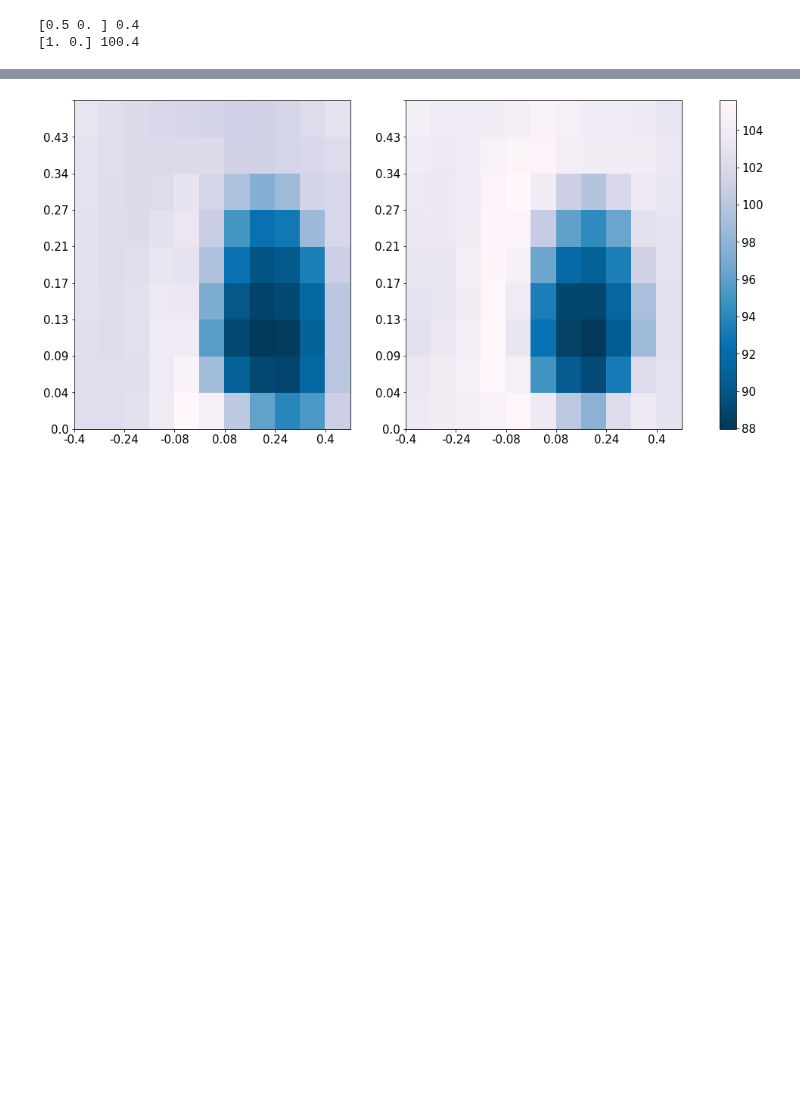
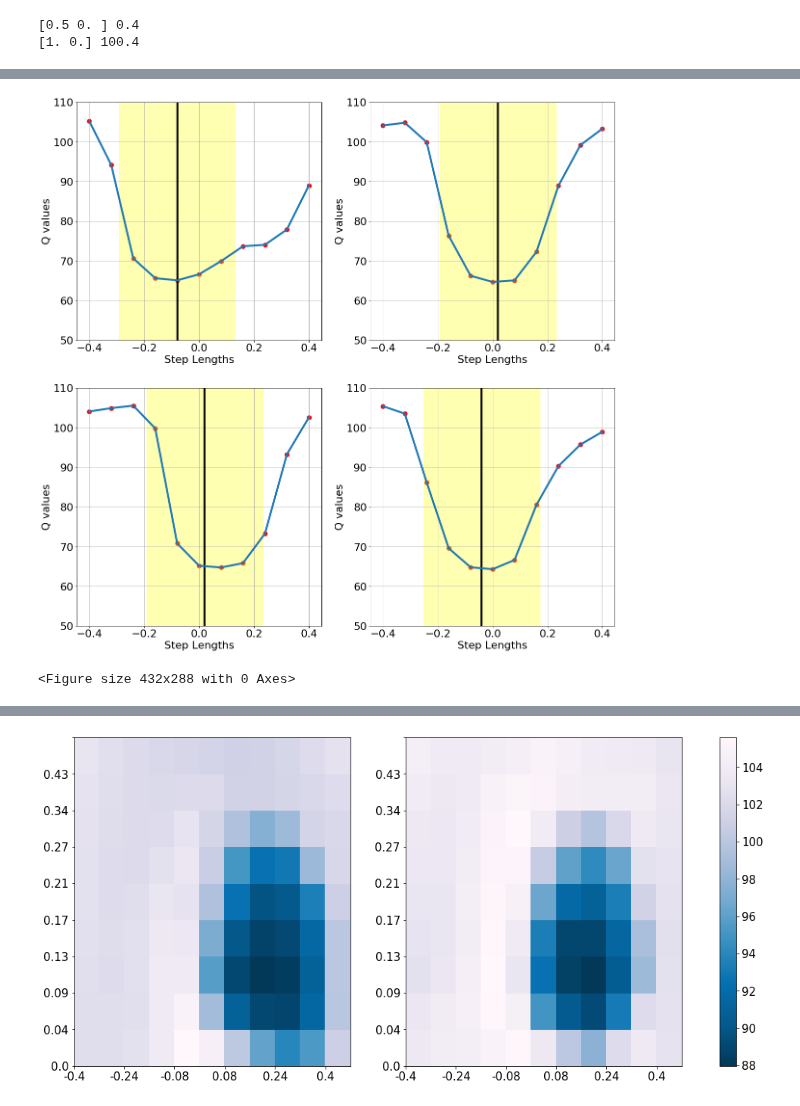
Before and after one commit to machines-in-motion/deepq_stepper, a Jupyter notebook: python/py_deepq_stepper/dqs_plots_slow.ipynb, the cells around one changed output, grey strips where cells are left out. Saved outputs shown, nothing was run; the diff lists cells and outputs as text; code cells hidden in the pictures; blank space fills up the shorter version.

```diff
--- a/python/py_deepq_stepper/dqs_plots_slow.ipynb
+++ b/python/py_deepq_stepper/dqs_plots_slow.ipynb
@@ -171,3 +171,17 @@ class DQStepper:
             action_z = self.x_in[action_index,10]
 
         return q_values, [action_x, action_y, action_z]
+# %%
+# This is for 1d stepping case with DCM
+
+ht = 0.35
+max_step_length = [0.4, 0.0]
+no_actions = [11, 1]
+env = InvertedPendulumEnv(ht, 0.0, max_step_length, [0.5, 3, 1.5], no_actions)
+no_actions = [len(env.action_space_x), len(env.action_space_y)]
+
+dqs = DQStepper(lr=1e-4, gamma=0.98, use_tarnet= True, no_actions= no_actions, trained_model='../../models/dqs_x11')
+
+print(no_actions)
+print(env.action_space_x)
+print(env.action_space_y)
@@ -174,3 +235,57 @@ class DQStepper:
+# %%
+def compute_dcm(state, ht):
+    return state[0] + np.sqrt(ht/9.81)*state[1]
+
+def infinite_capture_radius(step_time, max_step_length, ht):
+    delta_t = np.sqrt(9.81/ht)*step_time
+    return max_step_length*(np.power(np.e, -delta_t))/(1 - np.power(np.e, -delta_t))
+
+def plot(history, env, start_step, end_step, ht):
+    no_steps = end_step - start_step
+    rad = infinite_capture_radius(0.2, 0.4, 0.35)
+    fig, axs = plt.subplots(int(no_steps/2), 2, figsize = [20, 20])
+    for i in range(0, int(no_steps/2)):
+        plt.rcParams.update({'font.size': 22})
+        capt_reg = Rectangle((compute_dcm(history["state"][2*i + start_step], ht)- rad,0) , 2*rad, 1000, color = "yellow", alpha = 0.3)
+        axs[i, 0].add_patch(capt_reg)
+
+        axs[i, 0].plot(env.action_space_x, history["q_value"][2*i + start_step],\
+                       label = str(history["state"][2*i + start_step][0::3][0:2]), linewidth = 4)
+        axs[i, 0].scatter(env.action_space_x, history["q_value"][2*i + start_step],\
+                       label = str(history["state"][2*i + start_step][0::3][0:2]), linewidth = 4, color = "red")
+
+        axs[i, 0].vlines(compute_dcm(history["state"][2*i + start_step], ht), 40, 130, label='ICP/DCM', linewidth = 4)
+
+        axs[i, 1].plot(env.action_space_x, history["q_value"][2*i + start_step + 1],\
+                       label = str(history["state"][2*i + start_step + 1][0::3][0:2]), linewidth = 4)
+
+
+        capt_reg = Rectangle((compute_dcm(history["state"][2*i + start_step + 1], ht)- rad,0) , 2*rad, 1000, color = "yellow", alpha = 0.3)
+        axs[i, 1].add_patch(capt_reg)
+
+        axs[i, 1].vlines(compute_dcm(history["state"][2*i + start_step + 1], ht), 40, 130, label='ICP/DCM', linewidth = 4)
+        axs[i, 1].scatter(env.action_space_x, history["q_value"][2*i + start_step + 1],\
+                       label = str(history["state"][2*i + start_step + 1][0::3][0:2]), linewidth = 4, color = "red")
+
+        axs[i, 0].set_ylim(50, 110)
+        axs[i, 0].set_ylabel('Q values')
+        axs[i, 0].set_xlabel('Step Lengths')
+        axs[i, 1].set_ylim(50, 110)
+        axs[i, 1].set_ylabel('Q values')
+        axs[i, 1].set_xlabel('Step Lengths')
+#         axs[i, 0].legend()
+#         axs[i, 1].legend()
+        axs[i, 0].grid()
+        axs[i, 1].grid()
+
+
+    plt.show()
+    plt.savefig('1D_LIPM_Q')
+
+plot(history, env, 4, 8, env.h)
+# %% [output]
+[figure, added]
+<Figure size 432x288 with 0 Axes>
 # %%
 ht = 0.35
 max_step_length = [0.4, 0.3]
```
Also changed, not shown: parts of 10 cells of this notebook, 5 other files.
